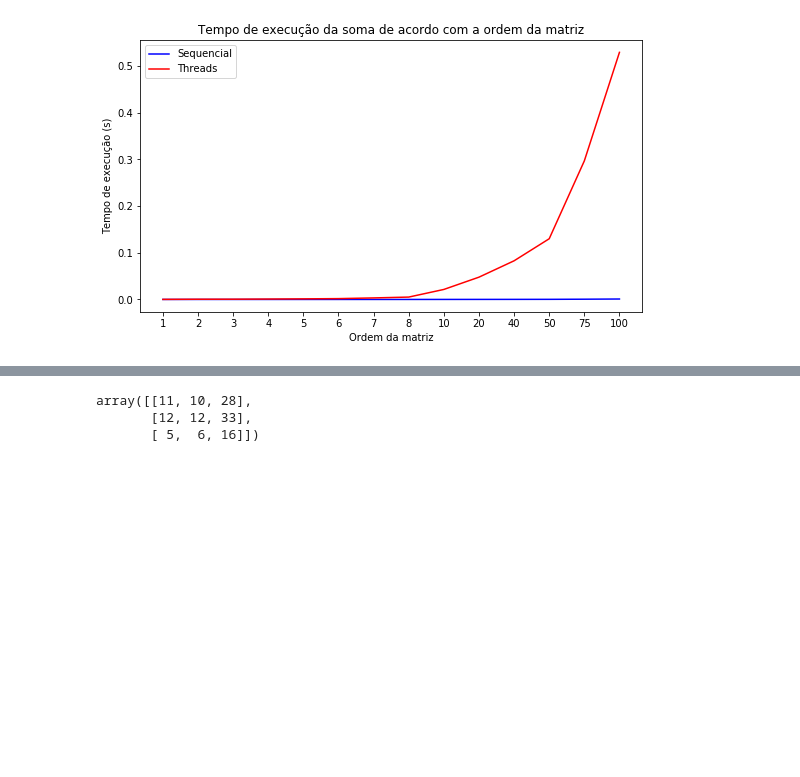
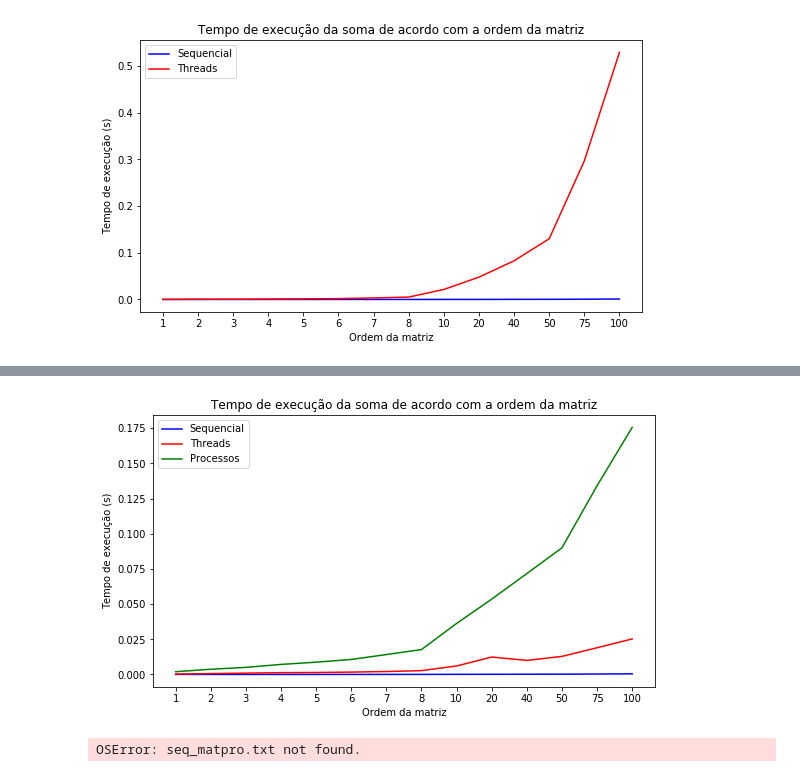
Before and after one commit to noefernandes/loop_unrolling, a Jupyter notebook: projeto_so.ipynb, the cells around one changed output, grey strips where cells are left out. Drawn from its saved outputs; the diff is of its cells as text; code cells hidden in the pictures; blank space fills up the shorter version.

```diff
--- a/projeto_so.ipynb
+++ b/projeto_so.ipynb
@@ -60,7 +61,38 @@ plt.show()
-# %%
-# Adição
-tempos_add =
-# %% [output]
-array([[11, 10, 28],
-       [12, 12, 33],
-       [ 5,  6, 16]])
+# %%
+# Adição
+seq_matsum = np.genfromtxt('seq_matsum.txt', delimiter='\n')
+thr_matsum = np.genfromtxt('thr_matsum.txt', delimiter='\n')
+pro_matsum = np.genfromtxt('pro_matsum.txt', delimiter='\n')
+
+fig, ax= plt.subplots(figsize=(9,5))
+ax.set_xticks(range(0, 14))
+ax.set_xticklabels(['1', '2', '3', '4', '5', '6', '7', '8', '10', '20', '40', '50', '75','100'])
+ax.plot(list(range(14)), seq_matsum, c='blue', label='Sequencial')
+ax.plot(list(range(14)), thr_matsum, c='red', label='Threads')
+ax.plot(list(range(14)), pro_matsum, c='green', label='Processos')
+ax.legend()
+ax.set_xlabel('Ordem da matriz')
+ax.set_ylabel("Tempo de execução (s)")
+plt.title("Tempo de execução da soma de acordo com a ordem da matriz")
+plt.show()
+# %% [output]
+[figure, added]
+# %%
+# Produto
+seq_matpro = np.genfromtxt('seq_matpro.txt', delimiter='\n')
+thr_matpro = np.genfromtxt('thr_matpro.txt', delimiter='\n')
+pro_matpro = np.genfromtxt('pro_matpro.txt', delimiter='\n')
+
+fig, ax= plt.subplots(figsize=(9,5))
+ax.set_xticks(range(0, 14))
+ax.set_xticklabels(['1', '2', '3', '4', '5', '6', '7', '8', '10', '20', '40', '50', '75','100'])
+ax.plot(list(range(14)), seq_matsum, c='blue', label='Sequencial')
+ax.plot(list(range(14)), thr_matsum, c='red', label='Threads')
+ax.plot(list(range(14)), pro_matsum, c='green', label='Processos')
+ax.legend()
+ax.set_xlabel('Ordem da matriz')
+ax.set_ylabel("Tempo de execução (s)")
+plt.title("Tempo de execução do produto de acordo com a ordem da matriz")
+plt.show()
+# %% [output]
+OSError: seq_matpro.txt not found.
```
Also changed, not shown: parts of 3 cells of this notebook, 5 other files.
